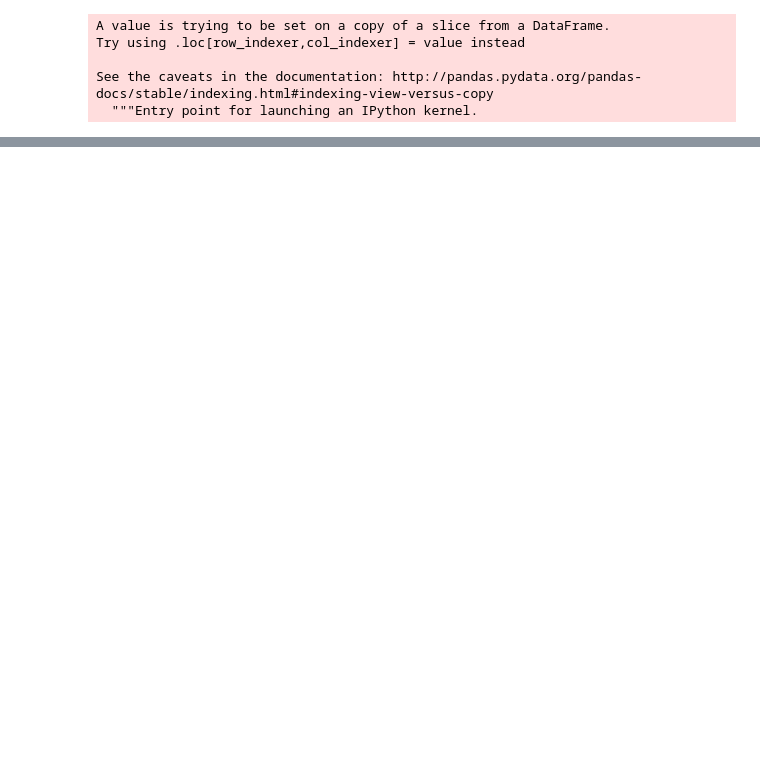
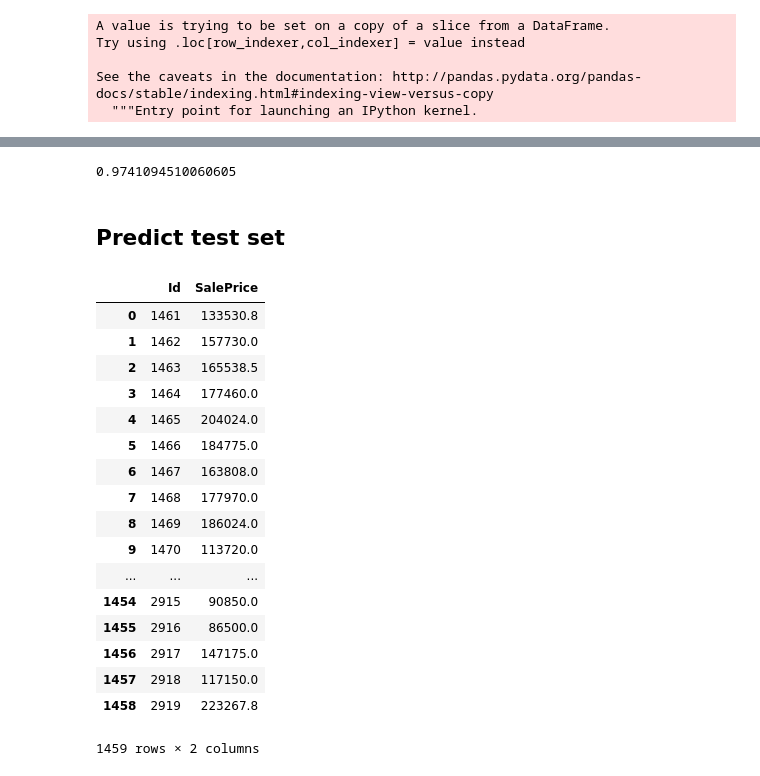
Before and after one commit to jaehyeongAN/kaggle_challenge, a Jupyter notebook: boston_house_price/boston_linear_regression.ipynb, the cells around one changed output, grey strips where cells are left out. Drawn from its saved outputs; the diff is of its cells as text; code cells hidden in the pictures; blank space fills up the shorter version.

```diff
--- a/boston_house_price/boston_linear_regression.ipynb
+++ b/boston_house_price/boston_linear_regression.ipynb
@@ -175,8 +197,6 @@ test_id_idx = test_df.index
 # %%
 from sklearn.linear_model import LinearRegression, LogisticRegression
 from sklearn.ensemble import RandomForestRegressor
-lr = RandomForestRegressor()
-lr.fit(X_train, y_train)
 
-train_y_pred = lr.predict(X_train)
-test_y_pred = lr.predict(X_test)
+model = RandomForestRegressor()
+model.fit(X_train, y_train)
@@ -183,3 +212,11 @@ test_y_pred = lr.predict(X_test)
+# %%
+model.score(X_train, y_train)
+# %% [output]
+0.9741094510060605
+# %% [markdown]
+## Predict test set
+# %%
+test_y_pred = model.predict(X_test)
 # %%
 id_pred_df = pd.DataFrame()
 id_pred_df['Id'] = test_id_idx
@@ -188,0 +226,21 @@ id_pred_df.to_csv('test.csv', index=False)
+# %%
+id_pred_df
+# %% [output]
+|  | Id | SalePrice |
+| 0 | 1461 | 133530.8 |
+| 1 | 1462 | 157730.0 |
+| 2 | 1463 | 165538.5 |
+| 3 | 1464 | 177460.0 |
+| 4 | 1465 | 204024.0 |
+| 5 | 1466 | 184775.0 |
+| 6 | 1467 | 163808.0 |
+| 7 | 1468 | 177970.0 |
+| 8 | 1469 | 186024.0 |
+| 9 | 1470 | 113720.0 |
+| ... | ... | ... |
+| 1454 | 2915 | 90850.0 |
+| 1455 | 2916 | 86500.0 |
+| 1456 | 2917 | 147175.0 |
+| 1457 | 2918 | 117150.0 |
+| 1458 | 2919 | 223267.8 |
+1459 rows × 2 columns
```
Also changed, not shown: parts of 36 cells of this notebook, 3 other files.
